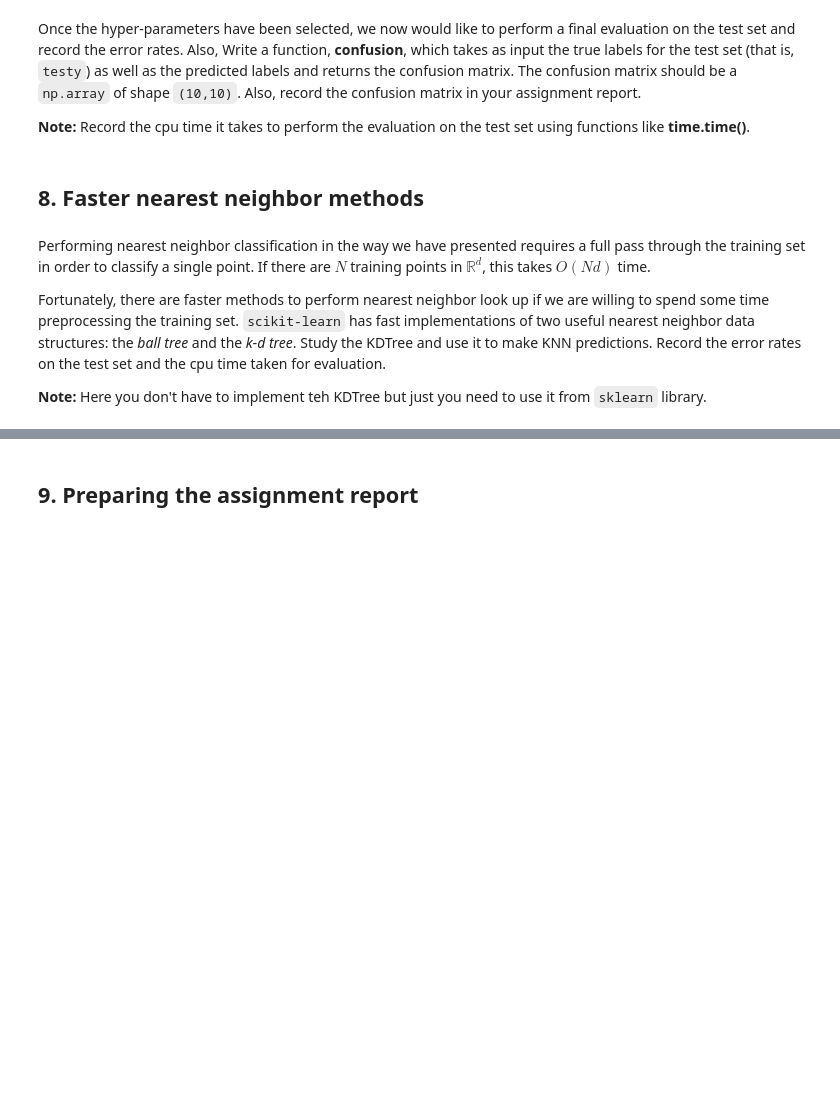
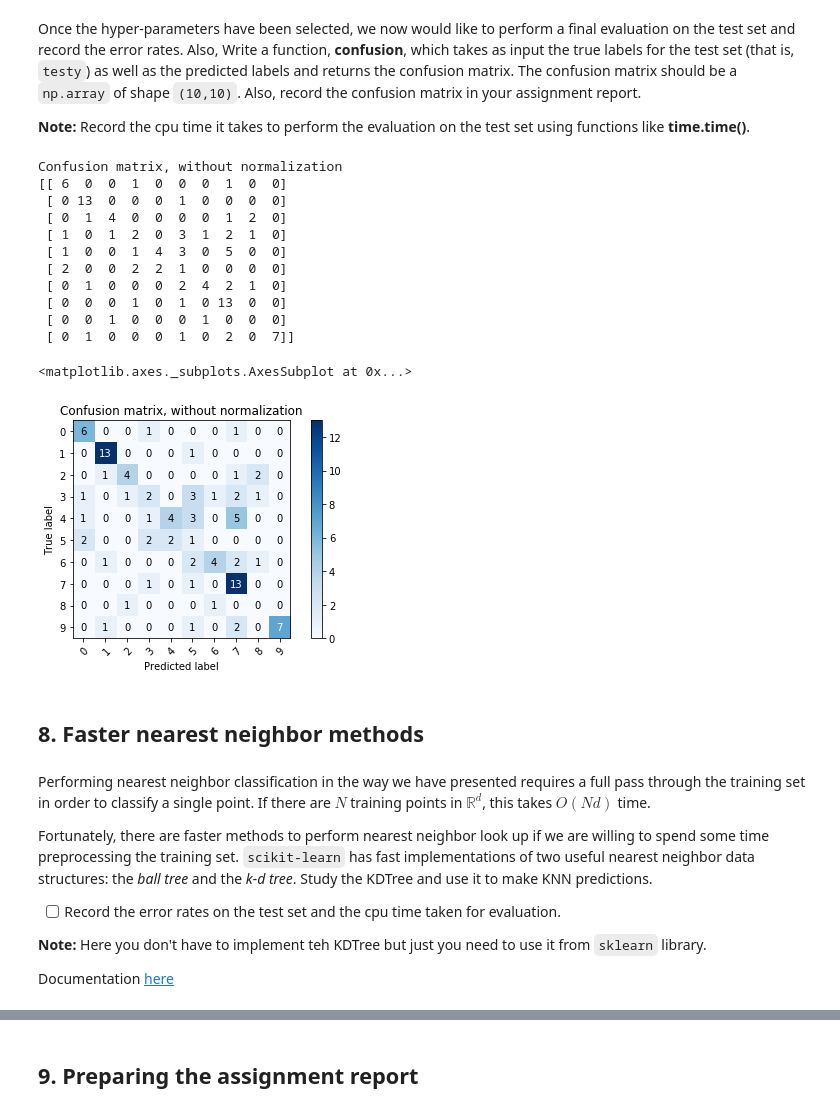
Before and after one commit to FarisHijazi/ICS-485-Machine-Learning, a Jupyter notebook: Assignment1_KNN_mnist_from_scratch/Assignment-1.ipynb, the cells around one changed output, grey strips where cells are left out. Saved outputs shown, nothing was run; the diff lists cells and outputs as text; code cells hidden in the pictures; blank space fills up the shorter version.

```diff
--- a/Assignment1_KNN_mnist_from_scratch/Assignment-1.ipynb
+++ b/Assignment1_KNN_mnist_from_scratch/Assignment-1.ipynb
@@ -197,0 +356,25 @@ Write code that allows you to select the hyper-parameters (distance measure and
+# %%
+results = {}
+
+knn_clf = KNNClassifier() # passing the keyword arguments (**kwargs)
+
+for i, hyperparams in enumerate(param_combos, start=1):
+    start_time = time.time()
+
+    knn_clf.set_params(**hyperparams) # set hyperparams
+    knn_clf.fit(trainx, trainy) # fit the data
+    pred = knn_clf.predict(valx) # predict
+    results[i] = {
+        'score': accuracy_score(valy, pred),
+        'time': time.time() - start_time,
+        'pred': pred,
+        'params': hyperparams
+    }
+    print('({}/{}) {:.3}seconds.\t For hyperparams: {}, score={:.4}'.format(
+        i, len(param_combos), #progress
+        time.time() - start_time, # time
+        hyperparams, # hyperparams
+        results[i]['score'] # results dict
+    ))
+
+    # once we're done with checking those values,
@@ -205,7 +422,9 @@ Once the hyper-parameters have been selected, we now would like to perform a fin
 def confusion(testy, testy_fit):
     # inputs: the correct labels, the fitted KNN labels
     # output: a 10x10 np.array representing the confusion matrix as above
-
-    ### START CODE HERE ###
-    return None
-    ### END CODE HERE ###
+    cm = np.zeros((10, 10))
+    #TODO:
+    for y, x in zip(range(cm.shape[0]), range(cm.shape[1])):
+        cm[x, y] = testy[x]
+        cm[y, x] = testy_fit[x]
+    return cm
@@ -217,8 +528,31 @@ def confusion(testy, testy_fit):
+# %%
+# testing training:
+# trainx, valx, trainy, valy
+y_pred = KNN(train_data, train_labels, test_data, K=10, dist_metric=float('inf'))
+accuracy_score(test_labels, y_pred)
+plot_confusion_matrix(test_labels, y_pred, np.array([0,1,2,3,4,5,6,7,8,9]))
+# %% [output]
+Confusion matrix, without normalization
+[[ 6  0  0  1  0  0  0  1  0  0]
+ [ 0 13  0  0  0  1  0  0  0  0]
+ [ 0  1  4  0  0  0  0  1  2  0]
+ [ 1  0  1  2  0  3  1  2  1  0]
+ [ 1  0  0  1  4  3  0  5  0  0]
+ [ 2  0  0  2  2  1  0  0  0  0]
+ [ 0  1  0  0  0  2  4  2  1  0]
+ [ 0  0  0  1  0  1  0 13  0  0]
+ [ 0  0  1  0  0  0  1  0  0  0]
+ [ 0  1  0  0  0  1  0  2  0  7]]
+<matplotlib.axes._subplots.AxesSubplot at 0x...>
+[figure, added]
 # %% [markdown]
 ## 8. Faster nearest neighbor methods
 # %% [markdown]
 Performing nearest neighbor classification in the way we have presented requires a full pass through the training set in order to classify a single point. If there are $N$ training points in $\mathbb{R}^d$, this takes $O(N d)$ time.
 
-Fortunately, there are faster methods to perform nearest neighbor look up if we are willing to spend some time preprocessing the training set. `scikit-learn` has fast implementations of two useful nearest neighbor data structures: the _ball tree_ and the _k-d tree_. Study the KDTree and use it to make KNN predictions. Record the error rates on the test set and the cpu time taken for evaluation.
+Fortunately, there are faster methods to perform nearest neighbor look up if we are willing to spend some time preprocessing the training set. `scikit-learn` has fast implementations of two useful nearest neighbor data structures: the _ball tree_ and the _k-d tree_. Study the KDTree and use it to make KNN predictions.
+- [ ] Record the error rates on the test set and the cpu time taken for evaluation.
 
 **Note:** Here you don't have to implement teh KDTree but just you need to use it from ``sklearn`` library.
+
+Documentation [here](https://scikit-learn.org/stable/modules/generated/sklearn.neighbors.KDTree.html)
```
Also changed, not shown: parts of 43 cells of this notebook, 24 other files.
